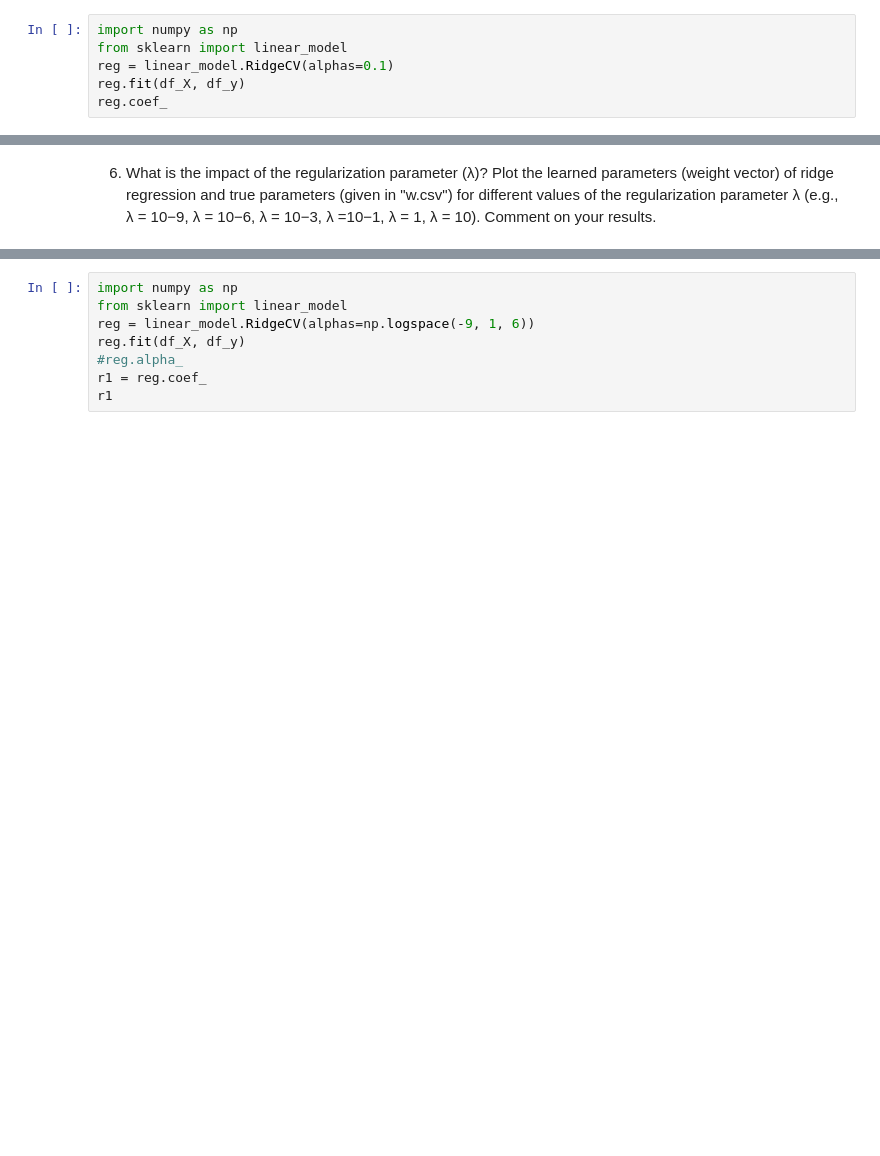
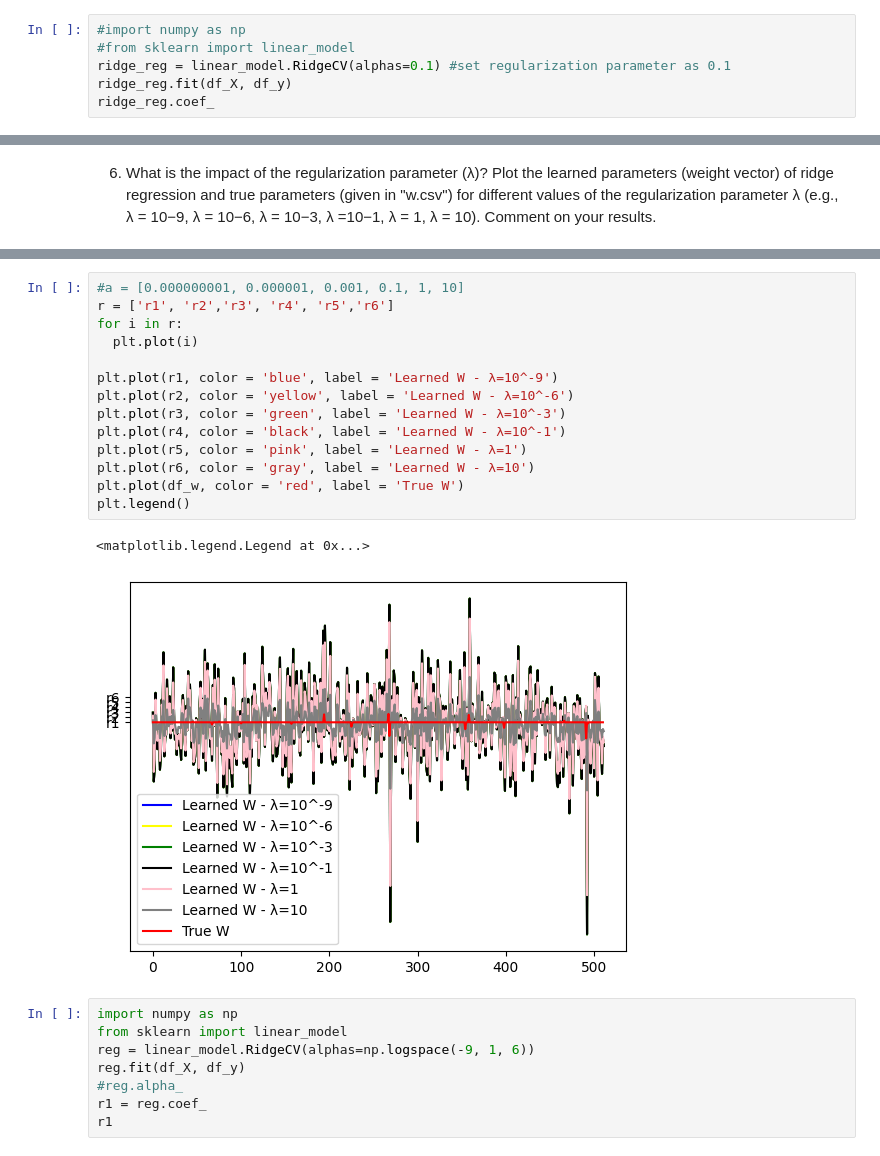
Before and after one commit to kumudu12/EN5870, a Jupyter notebook: Assignment_on_Linear_Regression.ipynb, the cells around one changed output, grey strips where cells are left out. Cells and saved outputs as stored; diff of their text form; blank space fills up the shorter version.

```diff
--- a/Assignment_on_Linear_Regression.ipynb
+++ b/Assignment_on_Linear_Regression.ipynb
@@ -135,11 +120,11 @@ plt.plot(df_w, color = 'red', label = 'True W')
 # %% [markdown]
 4.  Perform ridge regression to learn parameters (weight vector) for the given data set (Here, set regularization parameter λ = 0.1).
 # %%
-import numpy as np
-from sklearn import linear_model
-reg = linear_model.RidgeCV(alphas=0.1)
-reg.fit(df_X, df_y)
-reg.coef_
+#import numpy as np
+#from sklearn import linear_model
+ridge_reg = linear_model.RidgeCV(alphas=0.1) #set regularization parameter as 0.1
+ridge_reg.fit(df_X, df_y)
+ridge_reg.coef_
 # %% [output]
 array([ 1.84780471e+00, -1.16425291e+01, -9.06636140e+00,  5.73884813e+00,
        -2.43638318e+00, -5.16588483e+00, -4.18951198e+00, -2.52623727e+00,
@@ -171,3 +206,20 @@ plt.plot(df_w, color = 'red', label = 'True W')
+# %%
+#a = [0.000000001, 0.000001, 0.001, 0.1, 1, 10]
+r = ['r1', 'r2','r3', 'r4', 'r5','r6']
+for i in r:
+  plt.plot(i)
+
+plt.plot(r1, color = 'blue', label = 'Learned W - λ=10^-9')
+plt.plot(r2, color = 'yellow', label = 'Learned W - λ=10^-6')
+plt.plot(r3, color = 'green', label = 'Learned W - λ=10^-3')
+plt.plot(r4, color = 'black', label = 'Learned W - λ=10^-1')
+plt.plot(r5, color = 'pink', label = 'Learned W - λ=1')
+plt.plot(r6, color = 'gray', label = 'Learned W - λ=10')
+plt.plot(df_w, color = 'red', label = 'True W')
+plt.legend()
+# %% [output]
+<matplotlib.legend.Legend at 0x...>
+[figure, added]
 # %%
 import numpy as np
 from sklearn import linear_model
```
Also changed, not shown: parts of 9 cells of this notebook.
